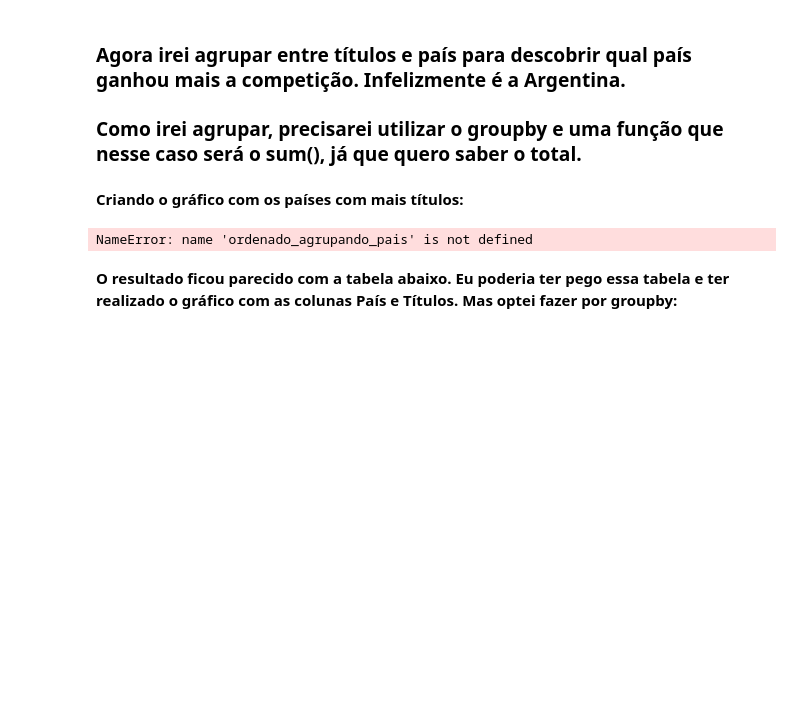
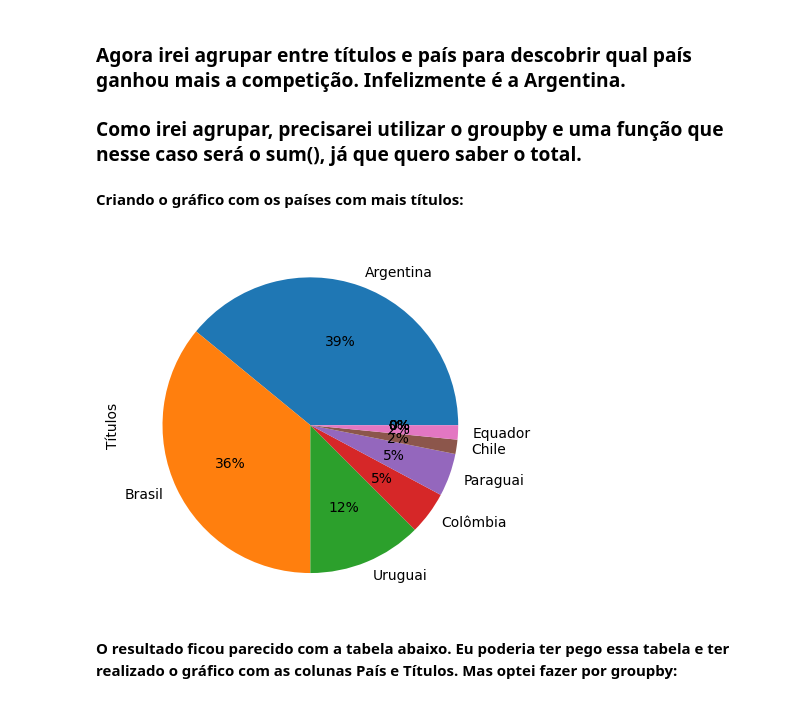
Before and after one commit to hugodevelopment/Web-Scraping, a Jupyter notebook: Liberta_wiki.ipynb, the cells around one changed output. Saved outputs shown, nothing was run; the diff lists cells and outputs as text; code cells hidden in the pictures; blank space fills up the shorter version.

```diff
--- a/Liberta_wiki.ipynb
+++ b/Liberta_wiki.ipynb
@@ -174,10 +162,10 @@ ordenado_agrupando_pais = agrupando_pais.sort_values(ascending=False)
 # %% [markdown]
 **Criando o gráfico com os países com mais títulos:**
 # %%
-ordenado_agrupando_pais.plot(kind='pie')
+ordenado_agrupando_pais.plot(kind='pie', autopct='%1.f%%')
 plt.show()
 # %% [output]
-NameError: name 'ordenado_agrupando_pais' is not defined
+[figure, added]
 # %% [markdown]
 **O resultado ficou parecido com a tabela abaixo. Eu poderia ter pego essa tabela e ter realizado o gráfico com as colunas País e Títulos. Mas optei fazer por groupby:**
 
```
Also changed, not shown: parts of 2 cells of this notebook.
